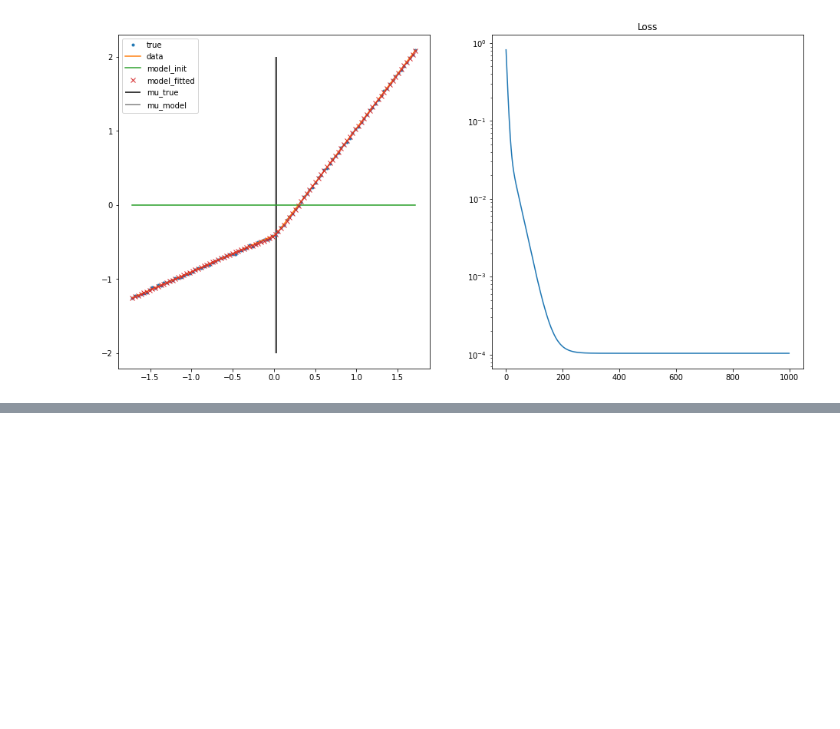
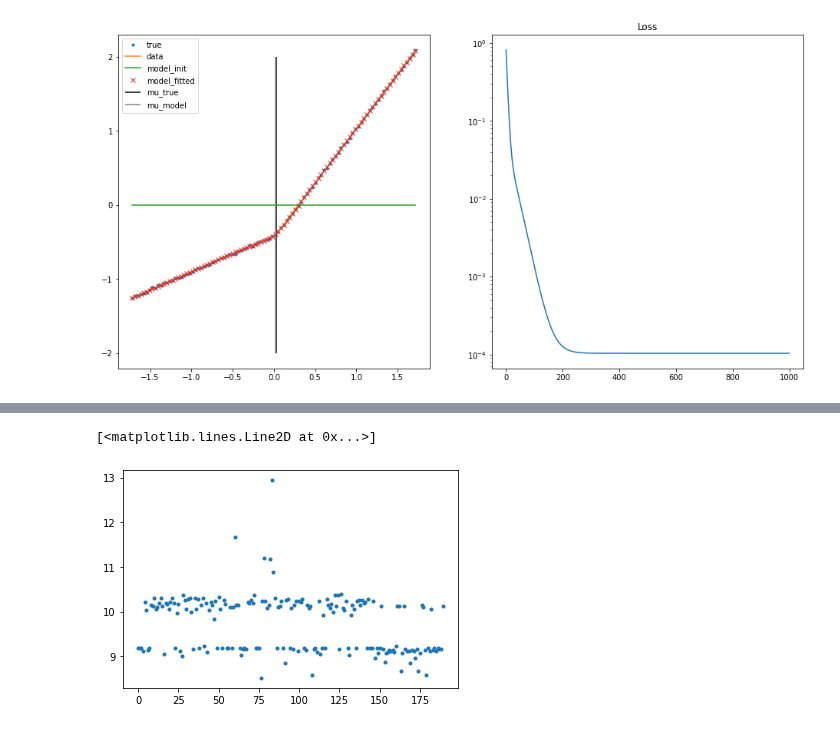
Before and after one commit to jpbm/probabilism, a Jupyter notebook: Statistics - Piecewise Functions, Breakpoints.ipynb, the cells around one changed output, grey strips where cells are left out. Saved outputs shown, nothing was run; the diff lists cells and outputs as text; code cells hidden in the pictures; blank space fills up the shorter version.

```diff
--- a/Statistics - Piecewise Functions, Breakpoints.ipynb
+++ b/Statistics - Piecewise Functions, Breakpoints.ipynb
@@ -280,0 +344,5 @@ plt.plot(m_true,(np.array(a_fitted)-a)**2,'.')
+# %%
+plt.plot(m_fitted,'.')
+# %% [output]
+[<matplotlib.lines.Line2D at 0x...>]
+[figure, added]
```
Also changed, not shown: parts of 8 cells of this notebook.
